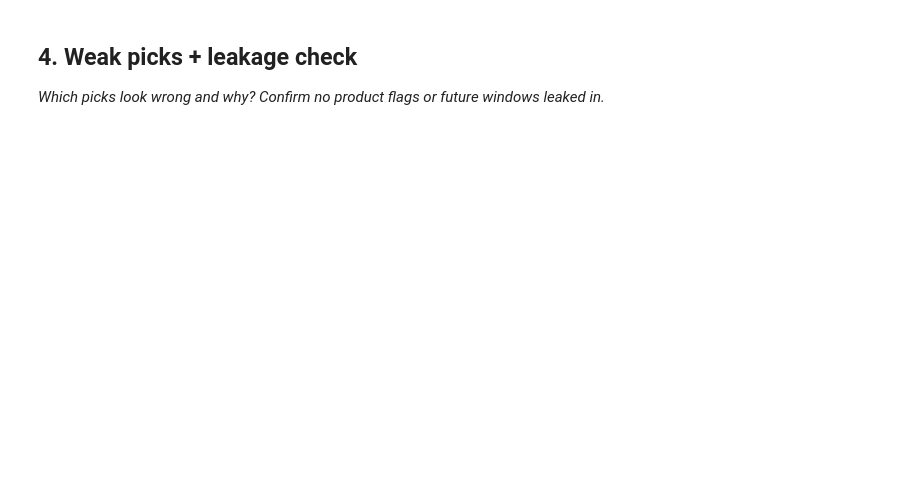
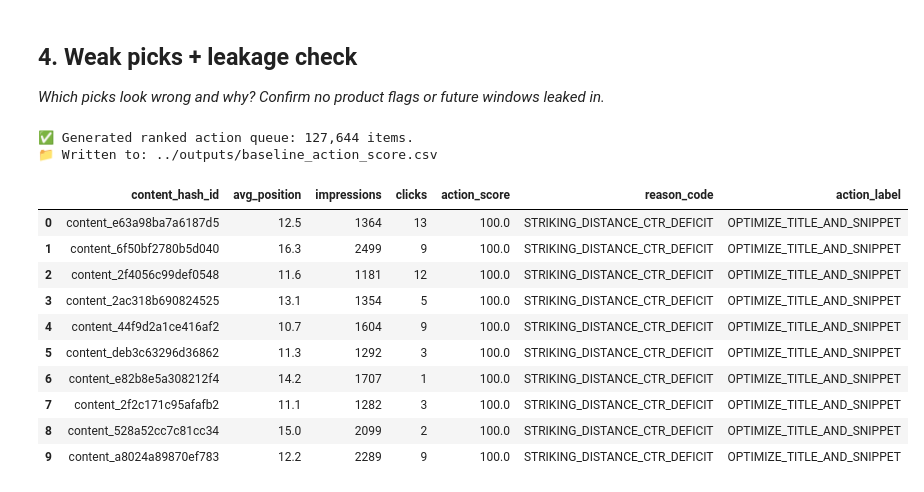
Before and after one commit to Aishwarya00608/FlyRank_Assignment, a Jupyter notebook: work/notebooks/w04_baseline_score.ipynb, the cells around one changed output. Saved outputs shown, nothing was run; the diff lists cells and outputs as text; code cells hidden in the pictures; blank space fills up the shorter version.

```diff
--- a/work/notebooks/w04_baseline_score.ipynb
+++ b/work/notebooks/w04_baseline_score.ipynb
@@ -36,0 +168,61 @@ This skeleton is yours to fill. Work the sections **in order** — each one has
+# %%
+# This cell is for CODE (numbers, a query, a check).
+# Write your text answer in the cell ABOVE this one — typing sentences here breaks Run All.
+
+# Create outputs folder if missing
+os.makedirs("../outputs", exist_ok=True)
+
+# Encode Heuristic Rule: Striking Distance Quick-Win
+# Score combines proximity to Page 1 with uncaptured impression volume
+rule_query = """
+SELECT
+    content_hash_id,
+    client_hash_id,
+    ROUND(avg_position, 1) AS avg_position,
+    impressions,
+    clicks,
+    ROUND(COALESCE(ctr, 0.0) * 100.0, 2) AS ctr_pct,
+
+    -- Heuristic Action Score (0 to 100 scale)
+    -- High score = high impressions + positioned closely between 11 and 20
+    ROUND(
+        LEAST(100.0, (impressions / 100.0) * (21.0 - avg_position)),
+        2
+    ) AS action_score,
+
+    -- Single Reason Code
+    'STRIKING_DISTANCE_CTR_DEFICIT' AS reason_code,
+
+    -- Clear Action Label
+    'OPTIMIZE_TITLE_AND_SNIPPET' AS action_label
+FROM df_march
+WHERE avg_position BETWEEN 10.5 AND 20.0
+  AND impressions >= 50
+ORDER BY action_score DESC;
+"""
+
+df_queue = con.execute(rule_query).df()
+
+# Export queue to work/outputs/baseline_action_score.csv
+output_path = "../outputs/baseline_action_score.csv"
+df_queue.to_csv(output_path, index=False)
+print(f"✅ Generated ranked action queue: {len(df_queue):,} items.")
+print(f"📁 Written to: {output_path}")
+
+# Preview Top 10
+df_top10 = df_queue.head(10)
+df_top10[["content_hash_id", "avg_position", "impressions", "clicks", "action_score", "reason_code", "action_label"]]
+# %% [output]
+✅ Generated ranked action queue: 127,644 items.
+📁 Written to: ../outputs/baseline_action_score.csv
+|  | content_hash_id | avg_position | impressions | clicks | action_score | reason_code | action_label |
+| 0 | content_e63a98ba7a6187d5 | 12.5 | 1364 | 13 | 100.0 | STRIKING_DISTANCE_CTR_DEFICIT | OPTIMIZE_TITLE_AND_SNIPPET |
+| 1 | content_6f50bf2780b5d040 | 16.3 | 2499 | 9 | 100.0 | STRIKING_DISTANCE_CTR_DEFICIT | OPTIMIZE_TITLE_AND_SNIPPET |
+| 2 | content_2f4056c99def0548 | 11.6 | 1181 | 12 | 100.0 | STRIKING_DISTANCE_CTR_DEFICIT | OPTIMIZE_TITLE_AND_SNIPPET |
+| 3 | content_2ac318b690824525 | 13.1 | 1354 | 5 | 100.0 | STRIKING_DISTANCE_CTR_DEFICIT | OPTIMIZE_TITLE_AND_SNIPPET |
+| 4 | content_44f9d2a1ce416af2 | 10.7 | 1604 | 9 | 100.0 | STRIKING_DISTANCE_CTR_DEFICIT | OPTIMIZE_TITLE_AND_SNIPPET |
+| 5 | content_deb3c63296d36862 | 11.3 | 1292 | 3 | 100.0 | STRIKING_DISTANCE_CTR_DEFICIT | OPTIMIZE_TITLE_AND_SNIPPET |
+| 6 | content_e82b8e5a308212f4 | 14.2 | 1707 | 1 | 100.0 | STRIKING_DISTANCE_CTR_DEFICIT | OPTIMIZE_TITLE_AND_SNIPPET |
+| 7 | content_2f2c171c95afafb2 | 11.1 | 1282 | 3 | 100.0 | STRIKING_DISTANCE_CTR_DEFICIT | OPTIMIZE_TITLE_AND_SNIPPET |
+| 8 | content_528a52cc7c81cc34 | 15.0 | 2099 | 2 | 100.0 | STRIKING_DISTANCE_CTR_DEFICIT | OPTIMIZE_TITLE_AND_SNIPPET |
+| 9 | content_a8024a89870ef783 | 12.2 | 2289 | 9 | 100.0 | STRIKING_DISTANCE_CTR_DEFICIT | OPTIMIZE_TITLE_AND_SNIPPET |
```
Also changed, not shown: parts of 14 cells of this notebook.
